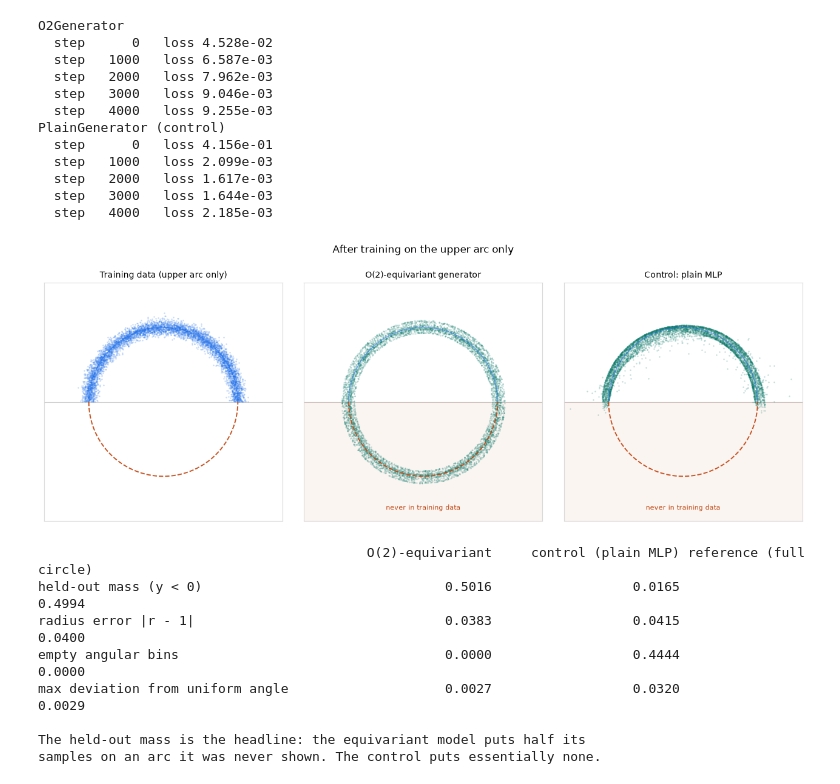
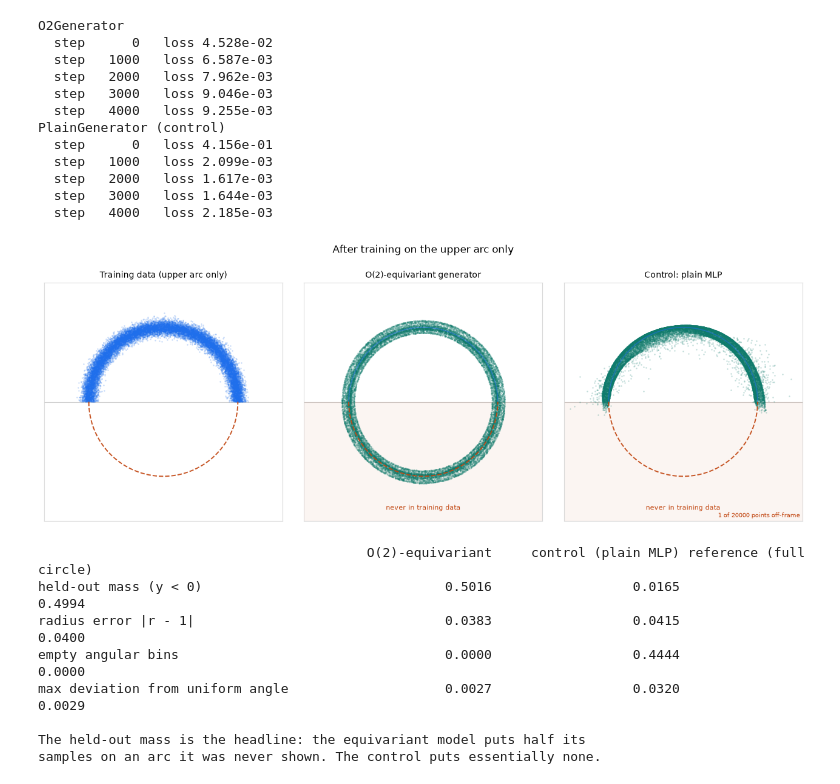
Before and after one commit to daoterog/TokyoDrift, a Jupyter notebook: equivariant_drifting.ipynb, the cells around one changed output. Cells and saved outputs as stored; diff of their text form; code cells hidden in the pictures.

```diff
--- a/equivariant_drifting.ipynb
+++ b/equivariant_drifting.ipynb
@@ -108,8 +108,10 @@ def sample_full(count):
     return sample_arc(count, 0.0, 2 * math.pi)
 
 
-def sample_noise(count):
-    return NOISE_SCALE * torch.randn(count, 2, device=device)
+def sample_noise(count, dim=2):
+    """Isotropic Gaussian noise. O(n)-invariant in any dimension, which is all
+    the symmetrization argument needs -- toy 4 calls this with dim=3."""
+    return NOISE_SCALE * torch.randn(count, dim, device=device)
 # %%
 class O2Generator(nn.Module):
     """f(z) = rho(||z||) * z / ||z||  -- the general O(2)-equivariant map R^2 -> R^2.
@@ -142,12 +144,12 @@ class O2Generator(nn.Module):
 class PlainGenerator(nn.Module):
     """Unconstrained control. Same data, same loss, no symmetry."""
 
-    def __init__(self, hidden=128):
+    def __init__(self, hidden=128, dim=2):
         super().__init__()
         self.net = nn.Sequential(
-            nn.Linear(2, hidden), nn.SiLU(),
+            nn.Linear(dim, hidden), nn.SiLU(),
             nn.Linear(hidden, hidden), nn.SiLU(),
-            nn.Linear(hidden, 2),
+            nn.Linear(hidden, dim),
         )
 
     def forward(self, z):
@@ -196,6 +198,22 @@ def circle_xy(angle_low, angle_high, radius=RADIUS, steps=200):
     return radius * angle.cos(), radius * angle.sin()
 
 
+def report_cropped(ax, limit):
+    """Say so on the panel if the frame hid any points.
+
+    Axis limits crop outliers silently, which would make a model look tidier
+    than it is. Every scatter records what it drew so this can check.
+    """
+    drawn = getattr(ax, "_drawn_points", None)
+    if drawn is None:
+        return
+    outside = int((drawn.abs().amax(dim=-1) > limit).sum())
+    if outside:
+        ax.text(0.99, 0.01, f"{outside} of {len(drawn)} points off-frame",
+                transform=ax.transAxes, ha="right", va="bottom",
+                fontsize=7, color=HELD_OUT)
+
+
 def style_axes(ax, limit=1.6, midline=True):
     ax.set_xlim(-limit, limit)
     ax.set_ylim(-limit, limit)
@@ -205,6 +223,7 @@ def style_axes(ax, limit=1.6, midline=True):
     ax.set_xticks([]), ax.set_yticks([])
     for side in ax.spines.values():
         side.set_color("0.85")
+    report_cropped(ax, limit)
 
 
 def draw_reference(ax):
@@ -215,8 +234,11 @@ def draw_reference(ax):
 
 
 def scatter(ax, points, color, title, size=3, alpha=0.25):
+    """Draws EVERY point it is given. Never subsample here: thinning a scatter
+    hides rare structure, such as toy 2's spurs and toy 3's stray mass."""
     p = points.detach().cpu()
     ax.scatter(p[:, 0], p[:, 1], s=size, c=color, alpha=alpha, linewidths=0)
+    ax._drawn_points = p
     ax.set_title(title, fontsize=10)
 # %%
 figure, axes = plt.subplots(1, 2, figsize=(9, 4.6))
@@ -314,30 +336,30 @@ PlainGenerator (control)
 # %%
 figure, axes = plt.subplots(1, 3, figsize=(13, 4.8))
 
-scatter(axes[0], sample_train(6000), SEEN, "Training data (upper arc only)")
+scatter(axes[0], sample_train(20_000), SEEN, "Training data (upper arc only)")
 draw_reference(axes[0])
 style_axes(axes[0])
 
-scatter(axes[1], equivariant_samples[:6000], GENERATED,
+scatter(axes[1], equivariant_samples, GENERATED,
         "O(2)-equivariant generator")
 draw_reference(axes[1])
 style_axes(axes[1])
 
-scatter(axes[2], control_samples[:6000], GENERATED, "Control: plain MLP")
+scatter(axes[2], control_samples, GENERATED, "Control: plain MLP")
 draw_reference(axes[2])
 style_axes(axes[2])
 
 for ax in axes[1:]:
     ax.axhspan(-1.6, 0.0, color=HELD_OUT, alpha=0.05, zorder=0)
     ax.text(0.0, -1.45, "never in training data", color=HELD_OUT,
             ha="center", fontsize=8)
 
 figure.tight_layout()
 figure.subplots_adjust(top=0.85)
 figure.suptitle("After training on the upper arc only", fontsize=12)
 plt.show()
 # %% [output]
-[figure, old version]
+[figure, new version]
 # %%
 BINS = 36
 
```
Also changed, not shown: parts of 14 cells of this notebook.
